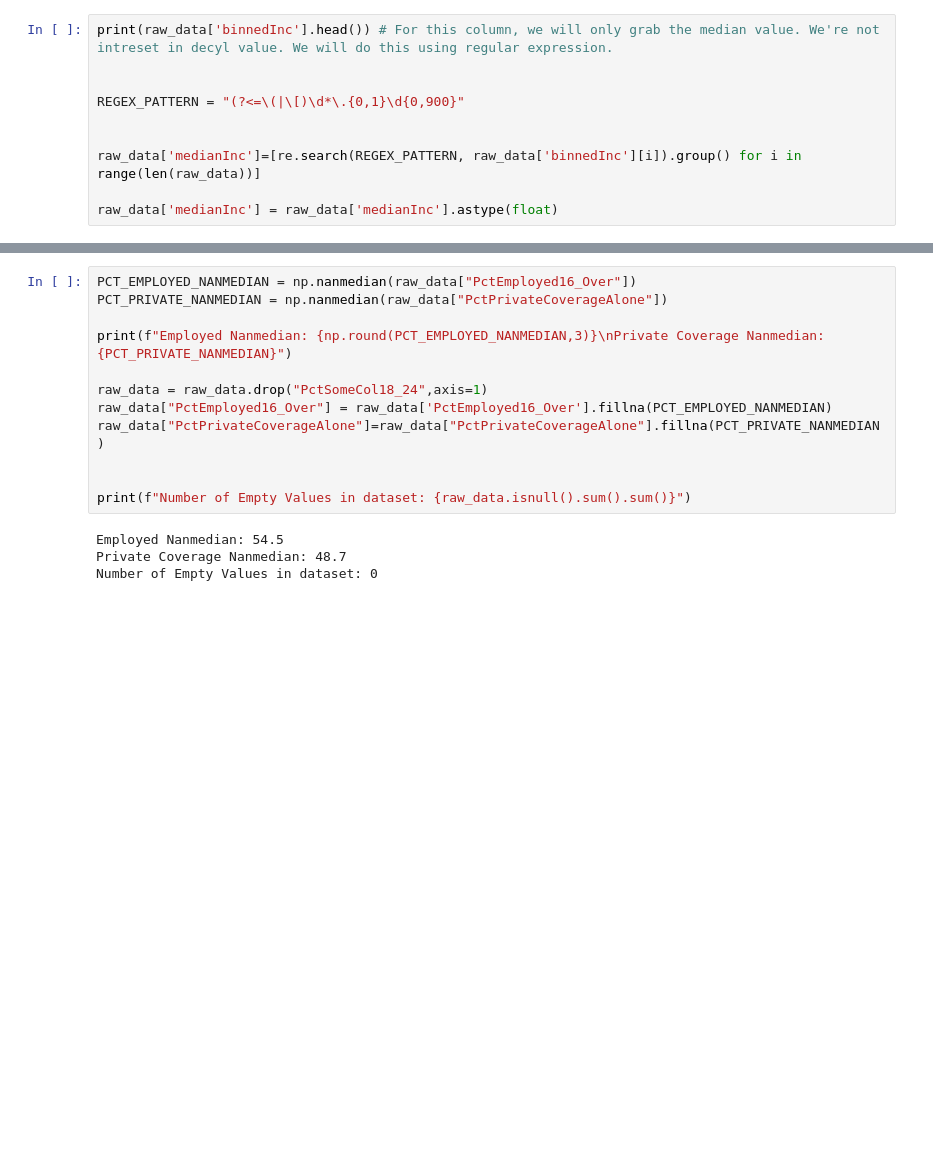
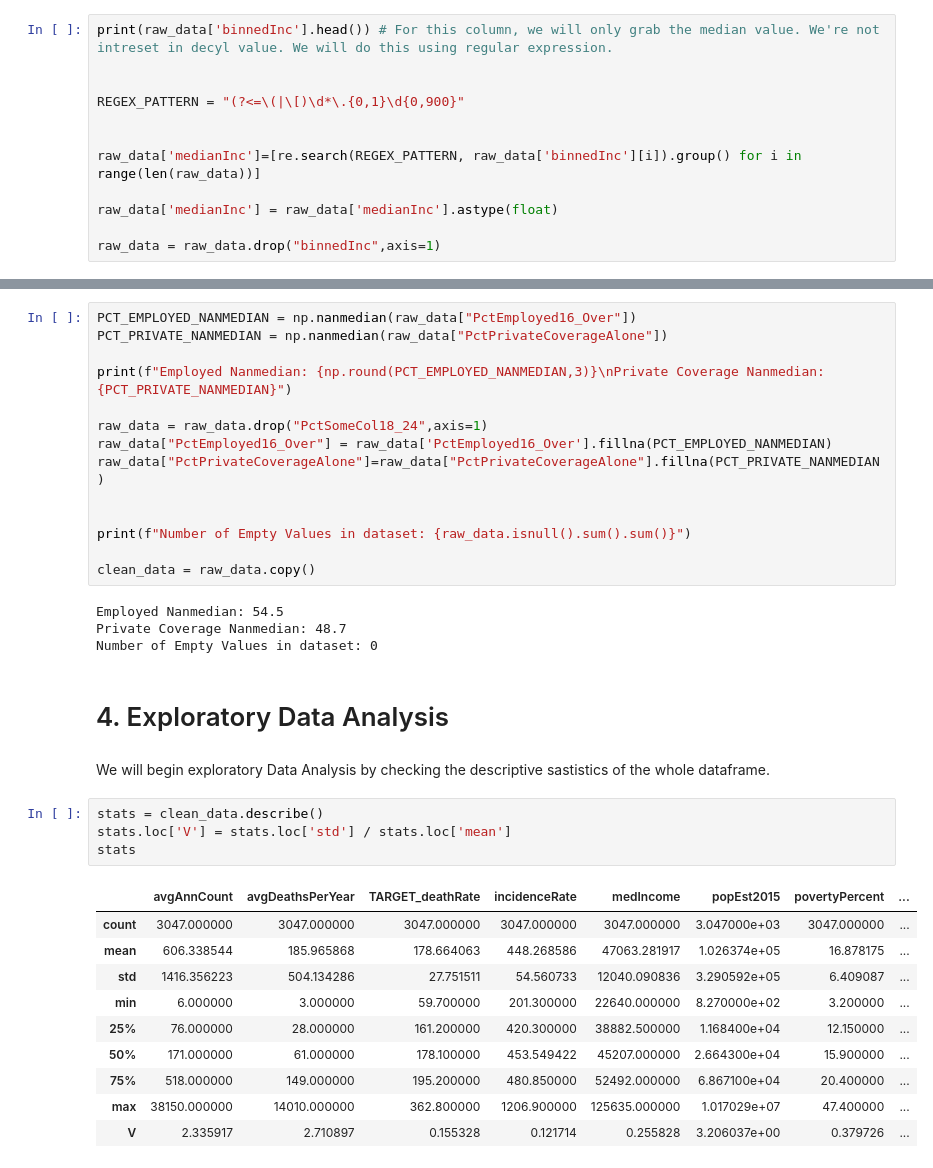
Before and after one commit to Grzegosh/Portfolio, a Jupyter notebook: Cancer_Death_Rate/main.ipynb, the cells around one changed output, grey strips where cells are left out. Cells and saved outputs as stored; diff of their text form; blank space fills up the shorter version.

```diff
--- a/Cancer_Death_Rate/main.ipynb
+++ b/Cancer_Death_Rate/main.ipynb
@@ -85,6 +85,8 @@ REGEX_PATTERN = "(?<=\(|\[)\d*\.{0,1}\d{0,900}"
 raw_data['medianInc']=[re.search(REGEX_PATTERN, raw_data['binnedInc'][i]).group() for i in range(len(raw_data))]
 
 raw_data['medianInc'] = raw_data['medianInc'].astype(float)
+
+raw_data = raw_data.drop("binnedInc",axis=1)
 # %% [output]
 0     (61494.5, 125635]
 1    (48021.6, 51046.4]
@@ -118,7 +120,28 @@ raw_data["PctPrivateCoverageAlone"]=raw_data["PctPrivateCoverageAlone"].fillna(P
 
 
 print(f"Number of Empty Values in dataset: {raw_data.isnull().sum().sum()}")
+
+clean_data = raw_data.copy()
 # %% [output]
 Employed Nanmedian: 54.5
 Private Coverage Nanmedian: 48.7
 Number of Empty Values in dataset: 0
+# %% [markdown]
+# 4. Exploratory Data Analysis
+# %% [markdown]
+We will begin exploratory Data Analysis by checking the descriptive sastistics of the whole dataframe.
+# %%
+stats = clean_data.describe()
+stats.loc['V'] = stats.loc['std'] / stats.loc['mean']
+stats
+# %% [output]
+|  | avgAnnCount | avgDeathsPerYear | TARGET_deathRate | incidenceRate | medIncome | popEst2015 | povertyPercent | ... |
+| count | 3047.000000 | 3047.000000 | 3047.000000 | 3047.000000 | 3047.000000 | 3.047000e+03 | 3047.000000 | ... |
+| mean | 606.338544 | 185.965868 | 178.664063 | 448.268586 | 47063.281917 | 1.026374e+05 | 16.878175 | ... |
+| std | 1416.356223 | 504.134286 | 27.751511 | 54.560733 | 12040.090836 | 3.290592e+05 | 6.409087 | ... |
+| min | 6.000000 | 3.000000 | 59.700000 | 201.300000 | 22640.000000 | 8.270000e+02 | 3.200000 | ... |
+| 25% | 76.000000 | 28.000000 | 161.200000 | 420.300000 | 38882.500000 | 1.168400e+04 | 12.150000 | ... |
+| 50% | 171.000000 | 61.000000 | 178.100000 | 453.549422 | 45207.000000 | 2.664300e+04 | 15.900000 | ... |
+| 75% | 518.000000 | 149.000000 | 195.200000 | 480.850000 | 52492.000000 | 6.867100e+04 | 20.400000 | ... |
+| max | 38150.000000 | 14010.000000 | 362.800000 | 1206.900000 | 125635.000000 | 1.017029e+07 | 47.400000 | ... |
+| V | 2.335917 | 2.710897 | 0.155328 | 0.121714 | 0.255828 | 3.206037e+00 | 0.379726 | ... |
```
Also changed, not shown: parts of 2 cells of this notebook.
